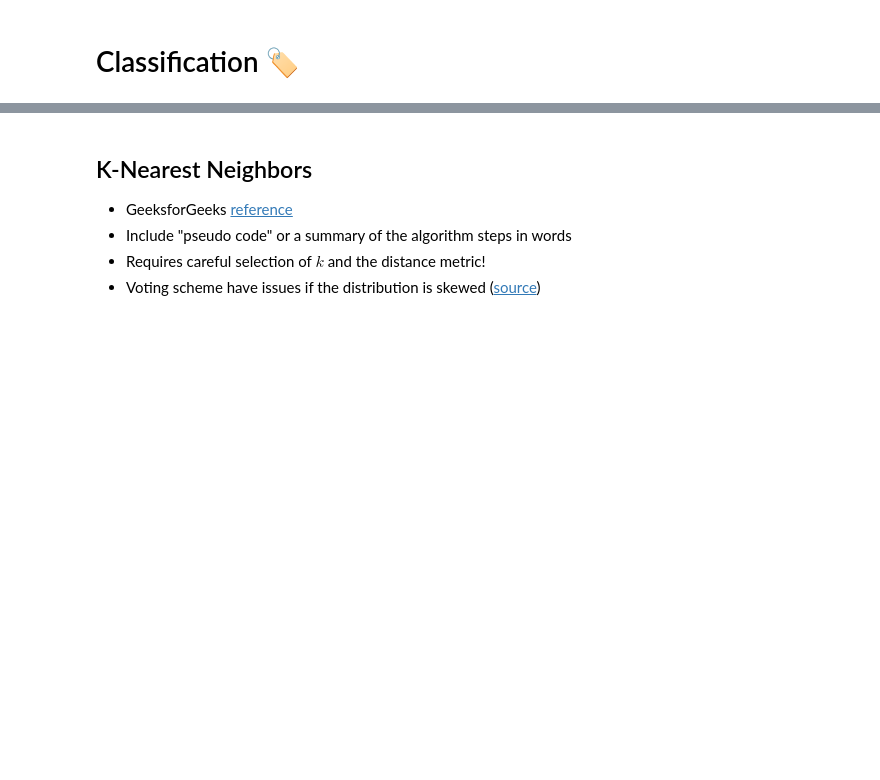
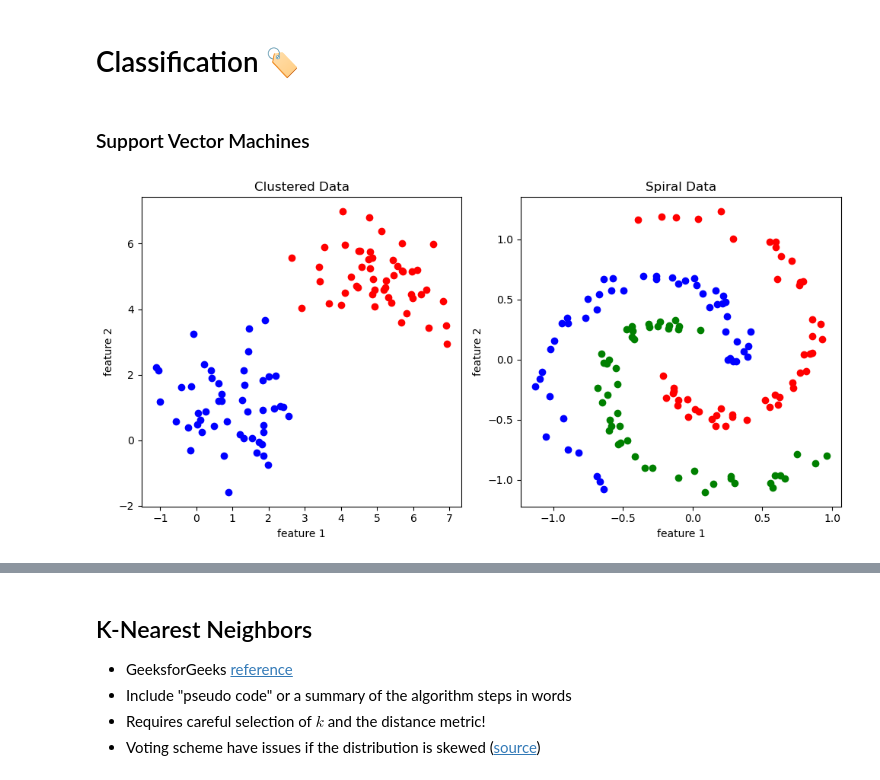
Before and after one commit to willcho5603/bwsi-comp-problem-solving, a Jupyter notebook: mod5_supervised_learning/1_types_of_supervised_learning.ipynb, the cells around one changed output, grey strips where cells are left out. Drawn from its saved outputs; the diff is of its cells as text; code cells hidden in the pictures; blank space fills up the shorter version.

Commit message:
update module 5: discussion prompt and cluster plots for SVM lecture

```diff
--- a/mod5_supervised_learning/1_types_of_supervised_learning.ipynb
+++ b/mod5_supervised_learning/1_types_of_supervised_learning.ipynb
@@ -3,2 +6,42 @@
 # %% [markdown]
 # Classification 🏷️
+# %% [markdown]
+### Support Vector Machines
+# %%
+# Generate random data
+N = 50
+x1 = 1 + np.random.randn(N)
+y1 = 1 + np.random.randn(N)
+x2 = 5 + np.random.randn(N)
+y2 = 5 + np.random.randn(N)
+
+# Create the scatter plot
+plt.figure(figsize=(10,5), tight_layout=True)
+plt.subplot(1,2,1)
+plt.scatter(x1, y1, c='b')
+plt.scatter(x2, y2, c='r')
+
+plt.title("Clustered Data")
+plt.xlabel("feature 1")
+plt.ylabel("feature 2")
+
+# Spiral scatter
+plt.subplot(1,2,2)
+colors = ['b', 'r', 'g']
+for i in range(3):
+    r = np.linspace(0.25,1.25,N) # radius
+    theta = np.linspace(i*4,(i+1)*4,N) + np.random.randn(N)*0.25 # theta
+
+    # Create some random data to scatter around the spiral
+    scatter_x = r * np.cos(theta)
+    scatter_y = r * np.sin(theta)
+
+    plt.scatter(scatter_x, scatter_y, c=colors[i])
+
+plt.title("Spiral Data")
+plt.xlabel("feature 1")
+plt.ylabel("feature 2")
+
+plt.show()
+# %% [output]
+[figure, added]
```
Also changed, not shown: parts of 6 cells of this notebook.
